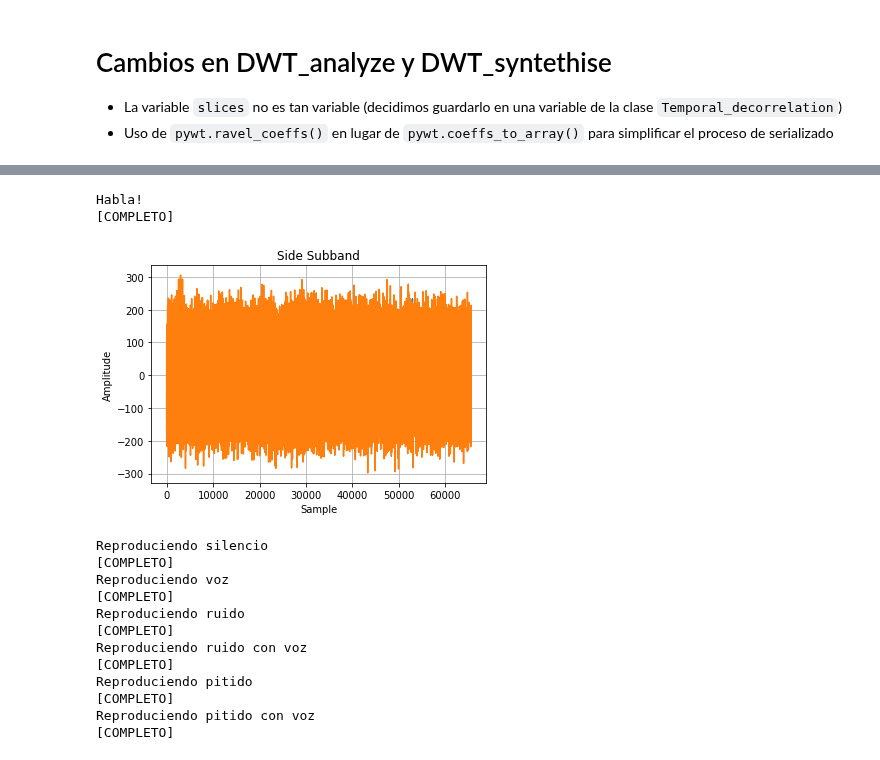
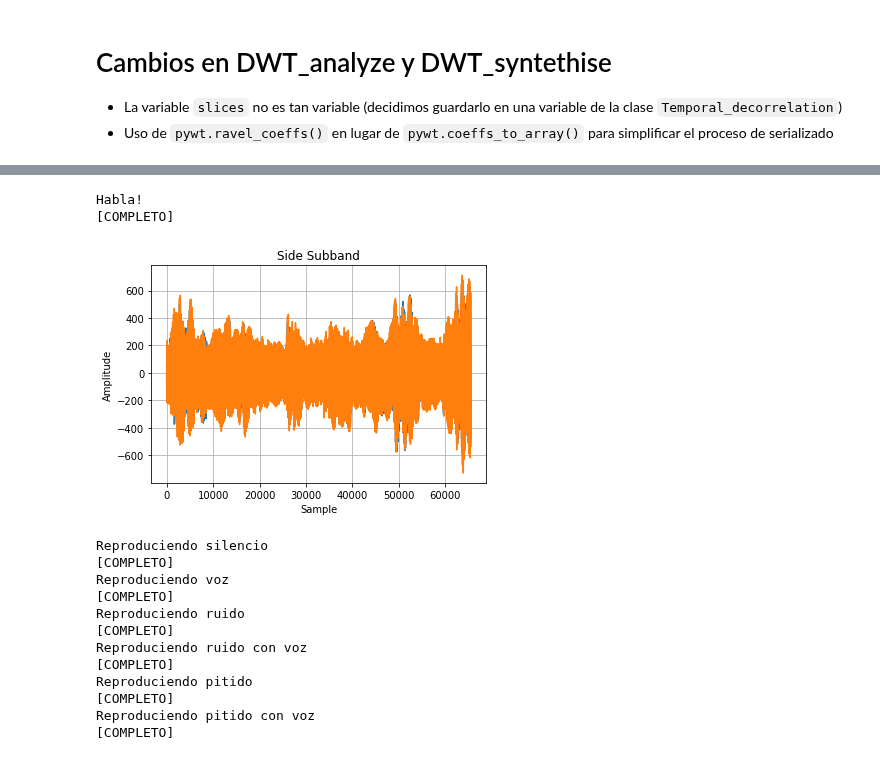
Before and after one commit to Tecnologias-multimedia/InterCom, a Jupyter notebook: 2021/G1/readme-MLTN12.ipynb, the cells around one changed output, grey strips where cells are left out. Saved outputs shown, nothing was run; the diff lists cells and outputs as text; code cells hidden in the pictures.

```diff
--- a/2021/G1/readme-MLTN12.ipynb
+++ b/2021/G1/readme-MLTN12.ipynb
@@ -57,14 +57,14 @@ x = [] # [0] - silencio, [1] - voz, [2] - ruido, [3] - ruido con voz, [4] - piti
 # %%
 x.append(sd.rec(int(duration * fs), samplerate=fs, channels=2, dtype=np.int16)[:65536])
 print("Habla!")
 while sd.wait():
     pass
 print("[COMPLETO]")
-plot(rec, xlabel="Sample", ylabel="Amplitude", title="Side Subband")
+plot(x[-1], xlabel="Sample", ylabel="Amplitude", title="Side Subband")
 # %% [output]
 Habla!
 [COMPLETO]
-[figure, old version]
+[figure, new version]
 # %%
 nombres_audio = ["silencio", "voz", "ruido", "ruido con voz", "pitido", "pitido con voz"]
 for i in range(len(x)):
```
Also changed, not shown: parts of 4 cells of this notebook, 2 other files.
